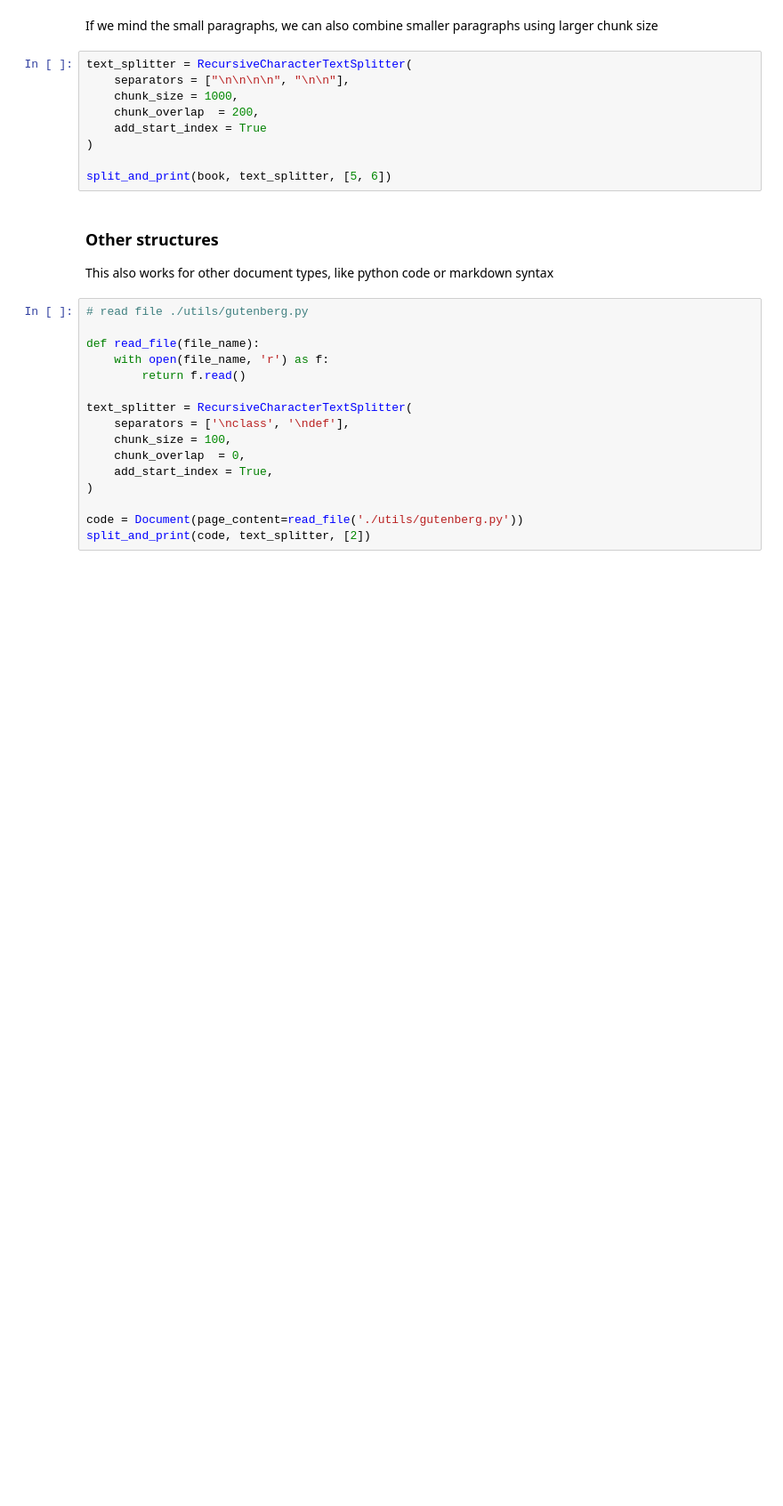
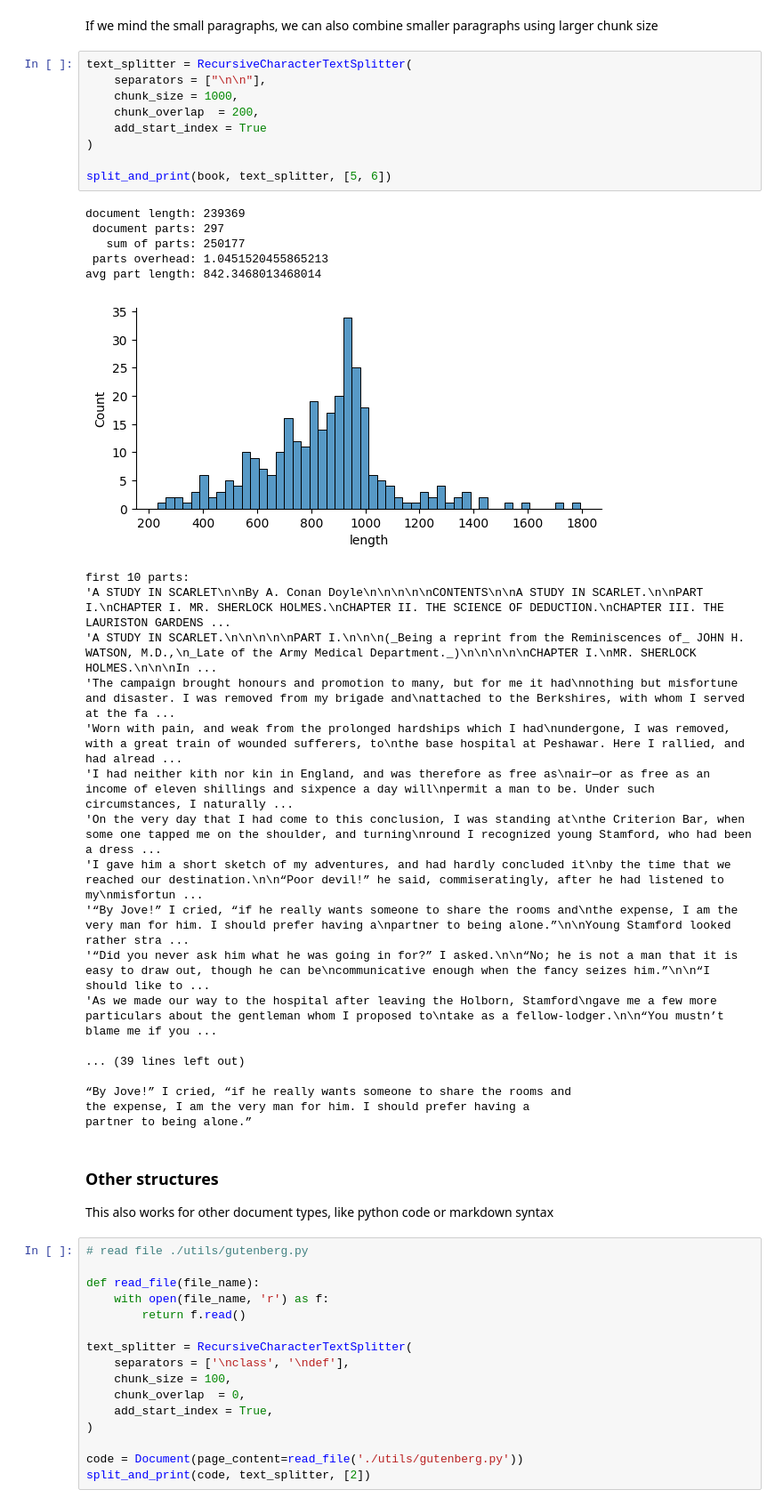
Before and after one commit to roger-weber/mmir-unibasel-hs23, a Jupyter notebook: chapter04/splitting.ipynb, the cells around one changed output. Shown at 89% size. Drawn from its saved outputs; the diff is of its cells as text; blank space fills up the shorter version.

```diff
--- a/chapter04/splitting.ipynb
+++ b/chapter04/splitting.ipynb
@@ -260,13 +323,37 @@ split_and_print(book, text_splitter, [11, 12, 13, 14, 15])
 If we mind the small paragraphs, we can also combine smaller paragraphs using larger chunk size
 # %%
 text_splitter = RecursiveCharacterTextSplitter(
-    separators = ["\n\n\n\n", "\n\n"],
+    separators = ["\n\n"],
     chunk_size = 1000,
     chunk_overlap  = 200,
     add_start_index = True
 )
 
 split_and_print(book, text_splitter, [5, 6])
+# %% [output]
+document length: 239369
+ document parts: 297
+   sum of parts: 250177
+ parts overhead: 1.0451520455865213
+avg part length: 842.3468013468014
+[figure, added]
+first 10 parts:
+'A STUDY IN SCARLET\n\nBy A. Conan Doyle\n\n\n\n\nCONTENTS\n\nA STUDY IN SCARLET.\n\nPART I.\nCHAPTER I. MR. SHERLOCK HOLMES.\nCHAPTER II. THE SCIENCE OF DEDUCTION.\nCHAPTER III. THE LAURISTON GARDENS ...
+'A STUDY IN SCARLET.\n\n\n\n\nPART I.\n\n\n(_Being a reprint from the Reminiscences of_ JOHN H. WATSON, M.D.,\n_Late of the Army Medical Department._)\n\n\n\n\nCHAPTER I.\nMR. SHERLOCK HOLMES.\n\n\nIn ...
+'The campaign brought honours and promotion to many, but for me it had\nnothing but misfortune and disaster. I was removed from my brigade and\nattached to the Berkshires, with whom I served at the fa ...
+'Worn with pain, and weak from the prolonged hardships which I had\nundergone, I was removed, with a great train of wounded sufferers, to\nthe base hospital at Peshawar. Here I rallied, and had alread ...
+'I had neither kith nor kin in England, and was therefore as free as\nair—or as free as an income of eleven shillings and sixpence a day will\npermit a man to be. Under such circumstances, I naturally ...
+'On the very day that I had come to this conclusion, I was standing at\nthe Criterion Bar, when some one tapped me on the shoulder, and turning\nround I recognized young Stamford, who had been a dress ...
+'I gave him a short sketch of my adventures, and had hardly concluded it\nby the time that we reached our destination.\n\n“Poor devil!” he said, commiseratingly, after he had listened to my\nmisfortun ...
+'“By Jove!” I cried, “if he really wants someone to share the rooms and\nthe expense, I am the very man for him. I should prefer having a\npartner to being alone.”\n\nYoung Stamford looked rather stra ...
+'“Did you never ask him what he was going in for?” I asked.\n\n“No; he is not a man that it is easy to draw out, though he can be\ncommunicative enough when the fancy seizes him.”\n\n“I should like to ...
+'As we made our way to the hospital after leaving the Holborn, Stamford\ngave me a few more particulars about the gentleman whom I proposed to\ntake as a fellow-lodger.\n\n“You mustn’t blame me if you ...
+
+... (39 lines left out)
+
+“By Jove!” I cried, “if he really wants someone to share the rooms and
+the expense, I am the very man for him. I should prefer having a
+partner to being alone.”
 # %% [markdown]
 ### Other structures
 
```
Also changed, not shown: parts of 13 cells of this notebook.
